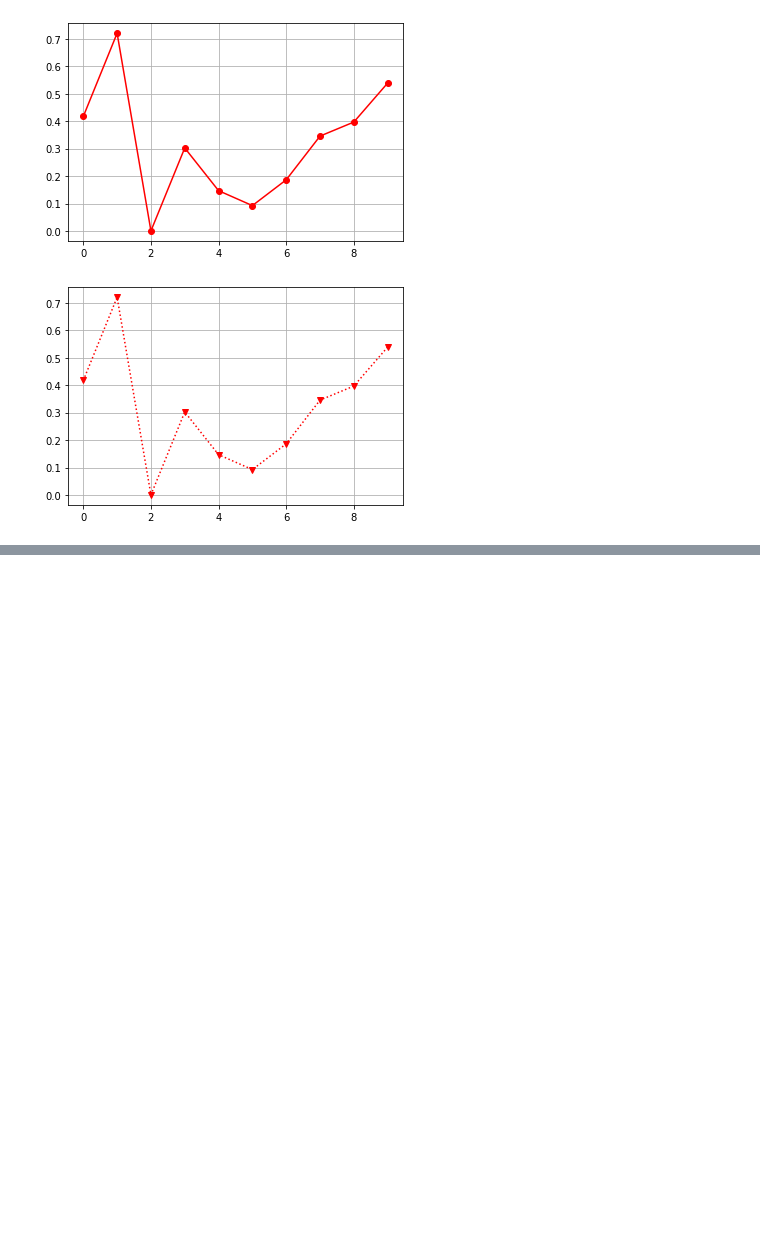
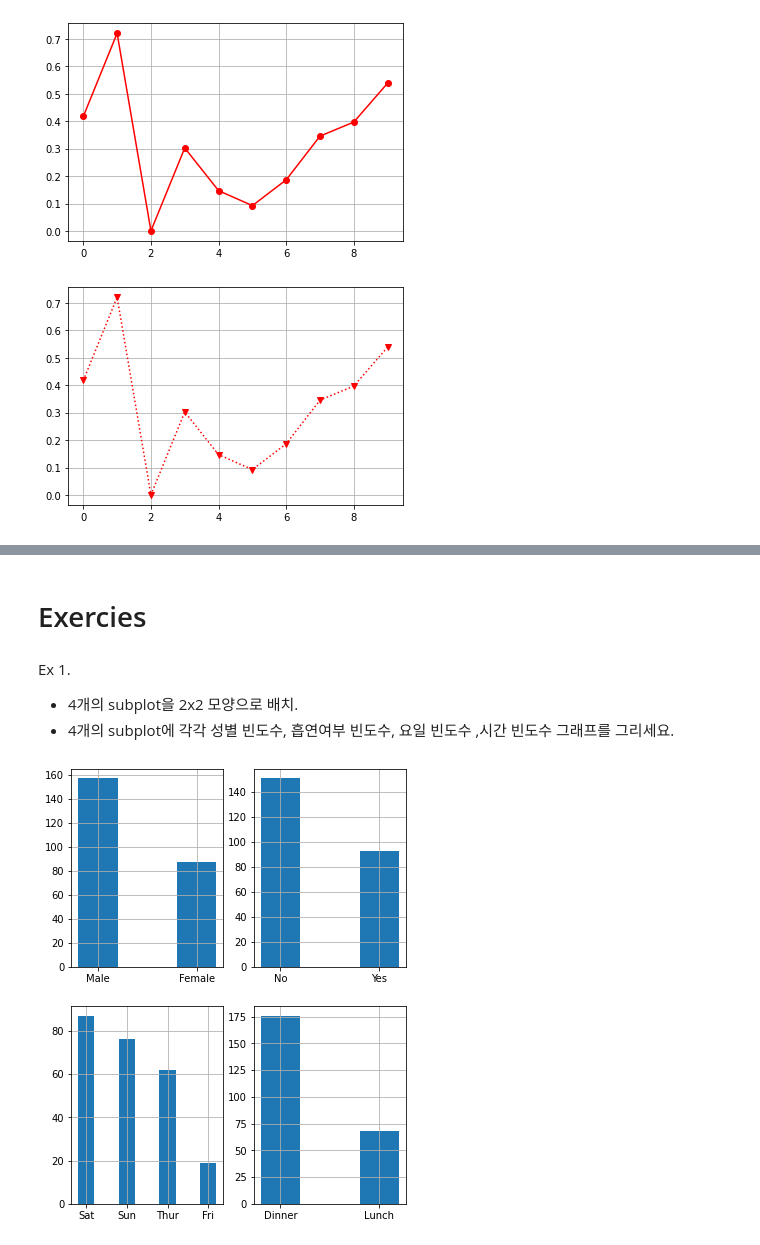
Before and after one commit to ByeonJuHwan/PythonStudy, a Jupyter notebook: py21_matplotlib.ipynb, the cells around one changed output, grey strips where cells are left out. Cells and saved outputs as stored; diff of their text form; code cells hidden in the pictures; blank space fills up the shorter version.

```diff
--- a/py21_matplotlib.ipynb
+++ b/py21_matplotlib.ipynb
@@ -573,0 +609,25 @@ plt.show()
+# %% [markdown]
+# Exercies
+# %% [markdown]
+Ex 1.
+
+* 4개의 subplot을 2x2 모양으로 배치.
+* 4개의 subplot에 각각 성별 빈도수, 흡연여부 빈도수, 요일 빈도수 ,시간 빈도수 그래프를 그리세요.
+# %%
+fig, ax = plt.subplots(nrows=2,ncols=2, figsize=(6, 8))
+# print(ax)  # -> 1차원 ndarray
+
+sex_counts = tips.sex.value_counts()
+time_counts = tips.time.value_counts()
+ax[0][0].bar(x=sex_counts.index,height=sex_counts.values, width=0.4)
+ax[0][1].bar(x=smoker_counts.index,height=smoker_counts.values, width=0.4)
+ax[1][0].bar(x=day_counts.index,height=day_counts.values, width=0.4)
+ax[1][1].bar(x=time_counts.index,height=time_counts.values, width=0.4)
+
+for i in range(2): # nrows
+    for j in range(2):
+        ax[i,j].grid()
+
+plt.show()
+# %% [output]
+[figure, added]
```
Also changed, not shown: parts of 8 cells of this notebook.
